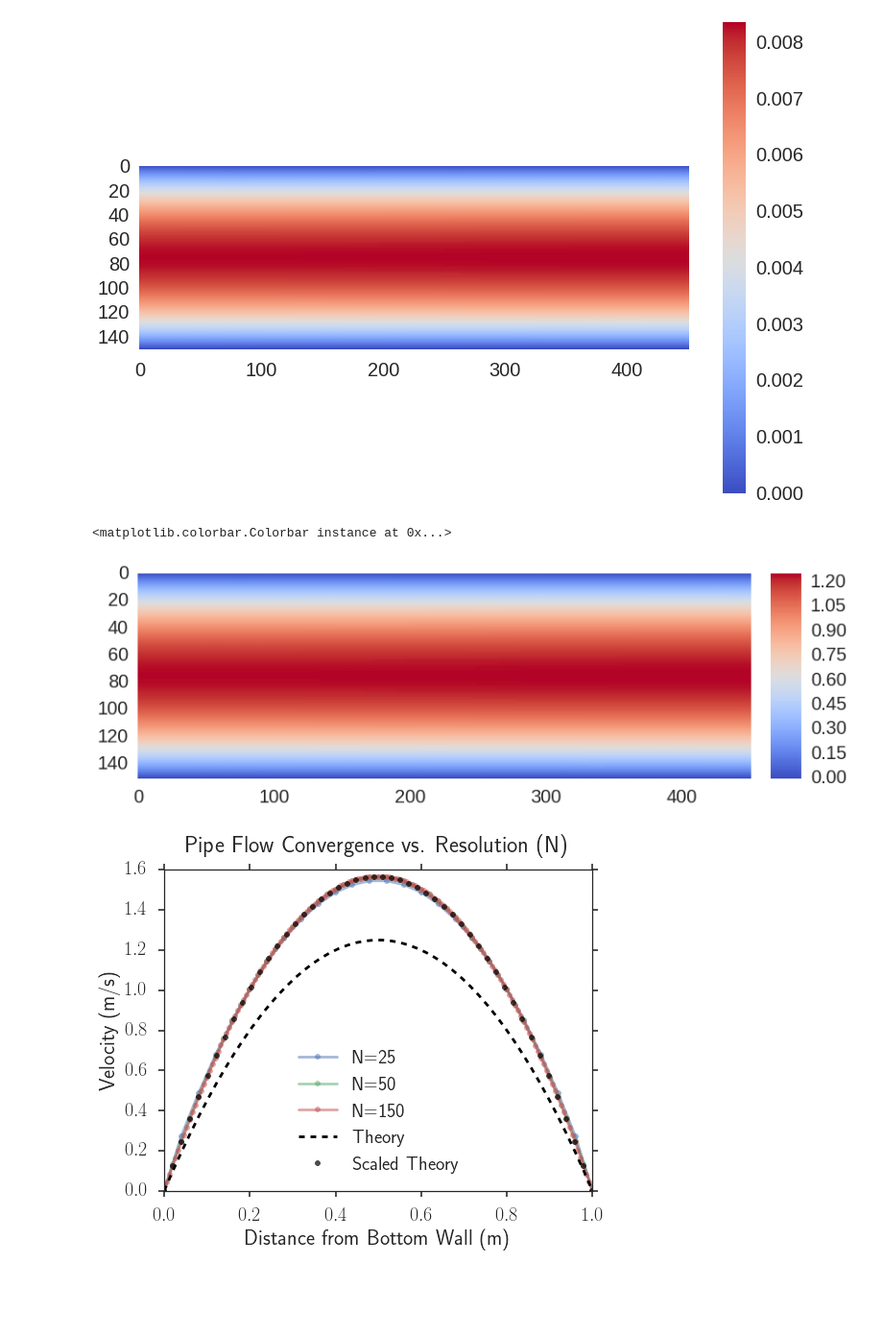
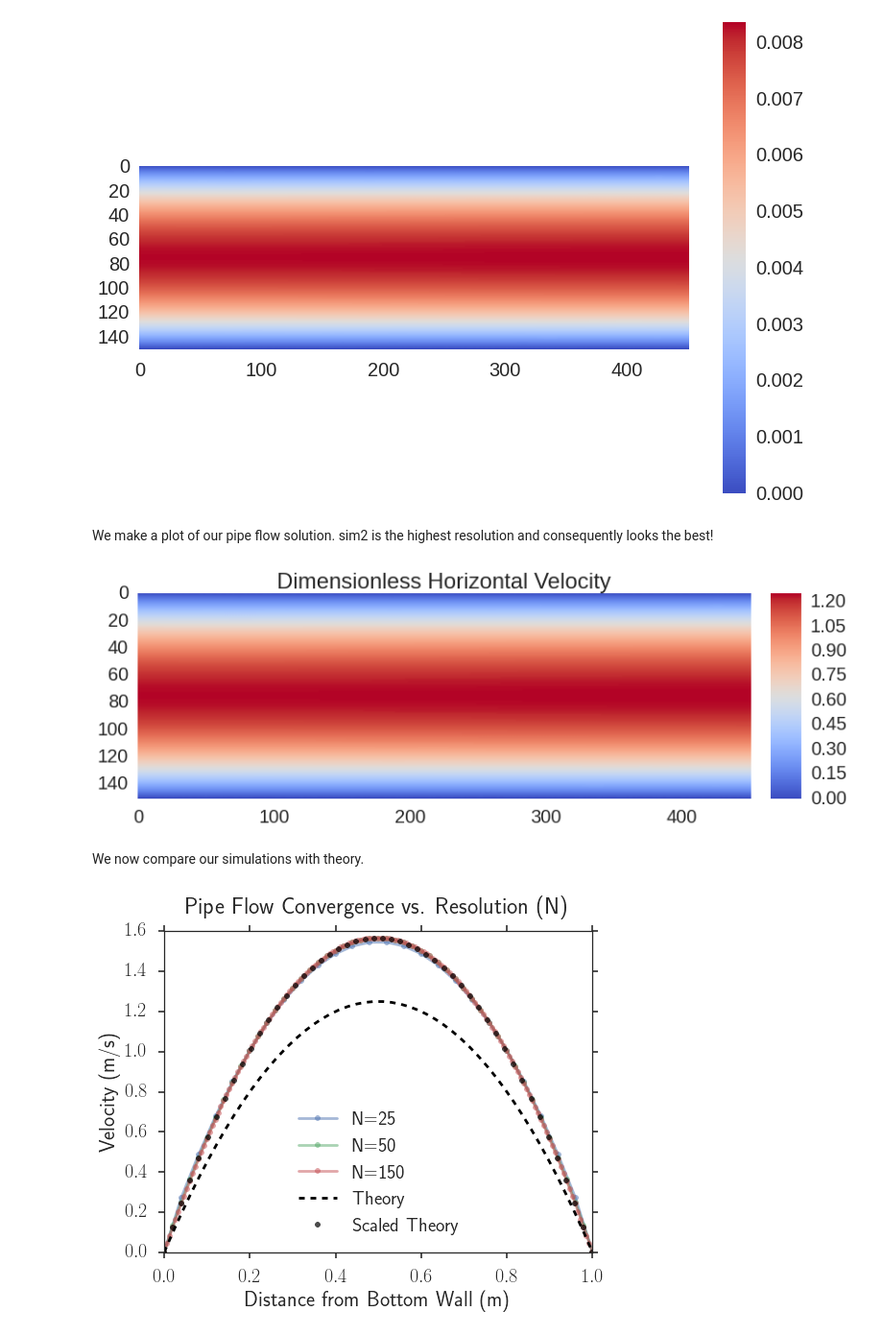
Before and after one commit to latticeboltzmann/2d-lb, a Jupyter notebook: docs/opencl_dimensionless_verification.ipynb, the cells around one changed output. Shown at 96% size. Saved outputs shown, nothing was run; the diff lists cells and outputs as text; code cells hidden in the pictures; blank space fills up the shorter version.

```diff
--- a/docs/opencl_dimensionless_verification.ipynb
+++ b/docs/opencl_dimensionless_verification.ipynb
@@ -156,25 +158,31 @@ plt.colorbar()
 # %% [output]
 <matplotlib.colorbar.Colorbar instance at 0x...>
 [figure]
+# %% [markdown]
+We make a plot of our pipe flow solution. sim2 is the highest resolution and consequently looks the best!
 # %%
 from mpl_toolkits.axes_grid1 import make_axes_locatable
 # %%
 fields = sim2.get_nondim_fields()
 im = plt.imshow(fields['u'].T, cmap=cm.coolwarm)
 plt.grid(False)
+plt.title('Dimensionless Horizontal Velocity')
 
 divider = make_axes_locatable(plt.gca())
 cax = divider.append_axes('right', size='5%', pad=0.3)
 plt.colorbar(im, cax=cax)
+
+plt.savefig('standard_pipe_flow.png', dpi=200, bbox_inches='tight')
 # %% [output]
-<matplotlib.colorbar.Colorbar instance at 0x...>
-[figure, old version]
+[figure, new version]
 # %%
 sns.set_style('ticks')
 # %%
 import matplotlib
 # %%
 matplotlib.rc('text', usetex=True)
+# %% [markdown]
+We now compare our simulations with theory.
 # %%
 fields0 = sim0.get_physical_fields()
 fields1 = sim1.get_physical_fields()
```
Also changed, not shown: parts of 11 cells of this notebook, 2 other files.
